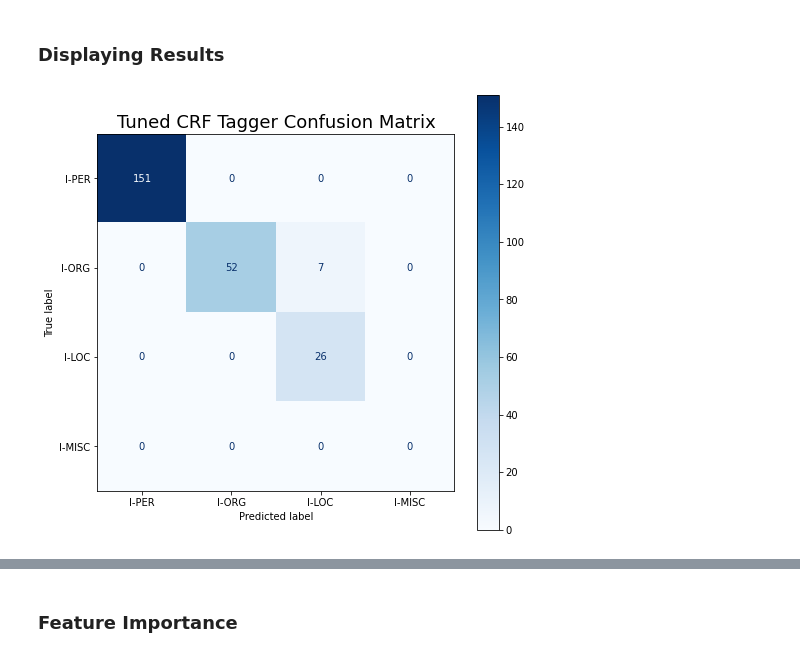
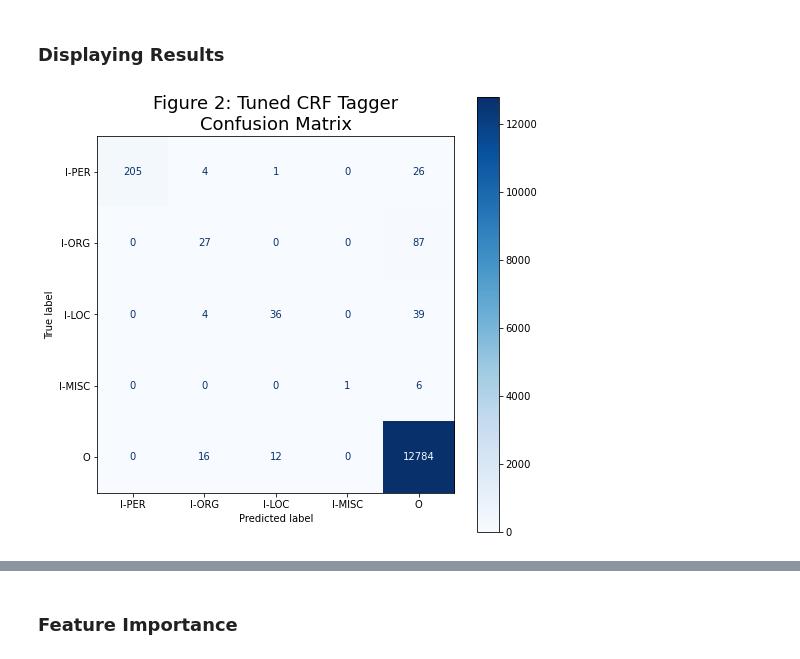
Before and after one commit to j4mes12/ITDA_Coursework, a Jupyter notebook: Task 2/Task2.ipynb, the cells around one changed output, grey strips where cells are left out. Cells and saved outputs as stored; diff of their text form; code cells hidden in the pictures.

Commit message:
task2.. plots and tuning

```diff
--- a/Task 2/Task2.ipynb
+++ b/Task 2/Task2.ipynb
@@ -111,5 +141,5 @@ CRF(keep_tempfiles=None)
 # %%
-y_pred = tagger.predict(X_test)
+y_pred = tagger.predict(X_val)
 # %%
 labels = list(tagger.classes_)
 labels.remove('O')
@@ -183,0 +188,7 @@ F1 Score (test): 0.6885407988576319
+# %%
+tuned_crf = CRF(
+    c1 = 1,
+    c2 = 0.0001
+)
+
+tuned_crf.fit(X_train, train_labels_ner)
@@ -183,0 +213,20 @@ F1 Score (test): 0.6885407988576319
+# %%
+melt_data = eval_results.reset_index().melt(id_vars = 'index')
+
+fig, ax = plt.subplots(1,1,figsize=(15, 8))
+
+sns.barplot(
+    ax = ax,
+    data = melt_data,
+    x = 'variable',
+    y = 'value',
+    hue = 'index'
+).set(label = 'Datasets')
+
+plt.legend(loc = 'upper right')
+plt.xlabel('Performance Metric')
+plt.ylabel('Value')
+plt.ylim(0.6, 1)
+plt.title('Figure 1: Performance Metrics for each Dataset', fontsize = 16)
+plt.savefig('./final_metrics.png')
+plt.show()
@@ -185,25 +236,29 @@ F1 Score (test): 0.6885407988576319
 ### Displaying Results
 # %%
 def create_confusion_matrix(y_true, y_pred, ner_labels):
+
+    ner_labels.append('O')
 
     fig, ax = plt.subplots(1, 1, figsize = (8, 8))
 
     true = [label for sent_list in y_true for label in sent_list]
     pred = [label for sent_list in y_pred for label in sent_list]
 
     cm = confusion_matrix(true, pred, ner_labels)
 
     disp = ConfusionMatrixDisplay(confusion_matrix=cm, display_labels=ner_labels)
     disp.plot(cmap = 'Blues', ax = ax)
 
-    plt.title('Tuned CRF Tagger Confusion Matrix', fontdict={'fontsize' : 18})
+    plt.title('Figure 2: Tuned CRF Tagger\nConfusion Matrix', fontdict={'fontsize' : 18})
+
+    plt.savefig('./crf_confusion_matrix.png')
 
     plt.show()
 
 create_confusion_matrix(
-    y_pred=tuned_crf.predict(X_val),
-    y_true=val_labels_ner,
+    y_pred = tuned_crf.predict(X_test),
+    y_true = test_labels_ner,
     ner_labels = labels
 )
 # %% [output]
-[figure, old version]
+[figure, new version]
```
Also changed, not shown: parts of 27 cells of this notebook, 5 other files.
